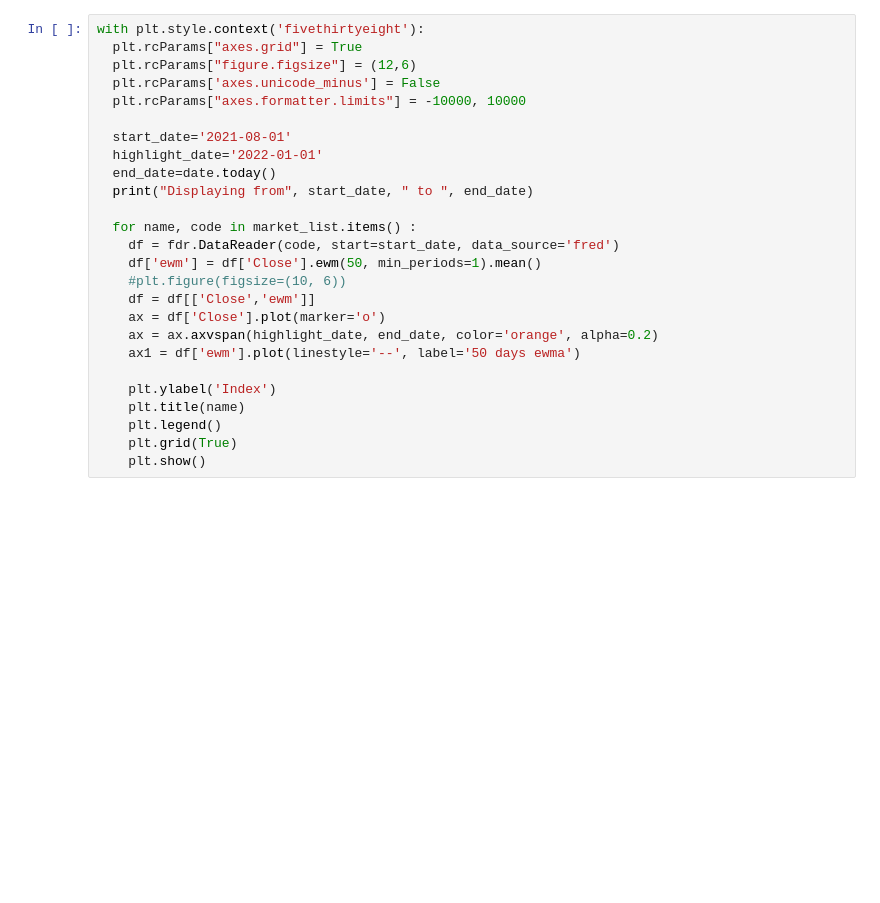
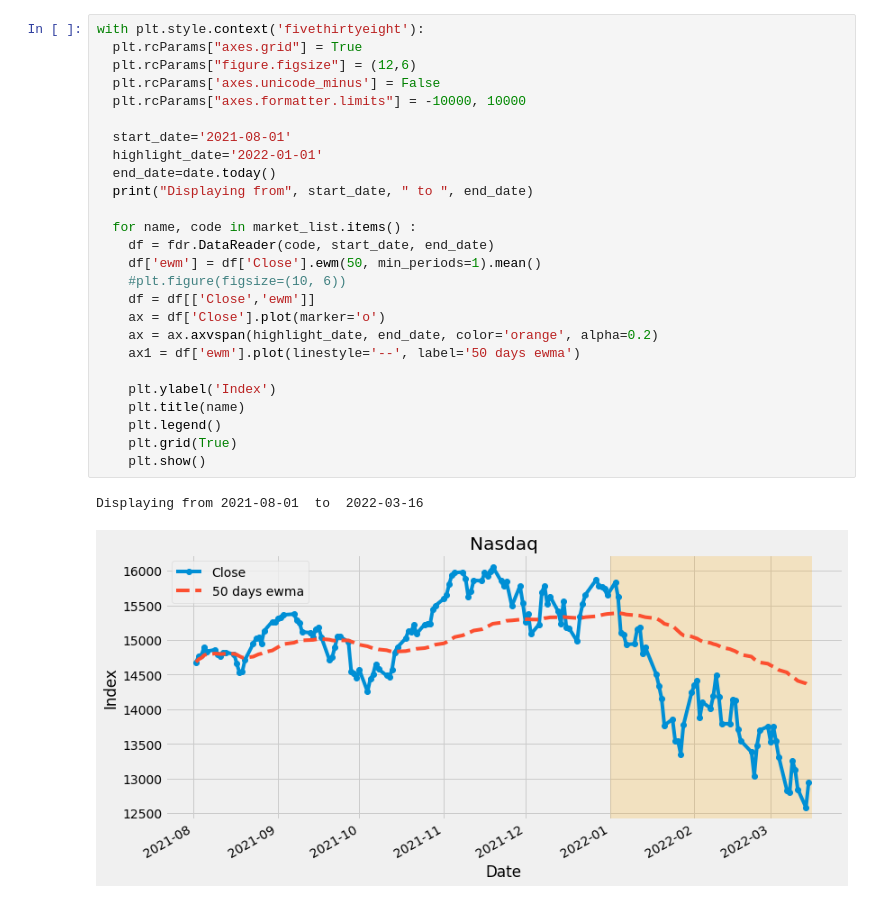
Before and after one commit to kimdesok/FinanceDataReader, a Jupyter notebook: MarketIndexTrends.ipynb, the cells around one changed output. Saved outputs shown, nothing was run; the diff lists cells and outputs as text; blank space fills up the shorter version.

```diff
--- a/MarketIndexTrends.ipynb
+++ b/MarketIndexTrends.ipynb
@@ -48,26 +59,29 @@ for name, code in market_list.items() :
 # %%
 with plt.style.context('fivethirtyeight'):
   plt.rcParams["axes.grid"] = True
   plt.rcParams["figure.figsize"] = (12,6)
   plt.rcParams['axes.unicode_minus'] = False
   plt.rcParams["axes.formatter.limits"] = -10000, 10000
 
   start_date='2021-08-01'
   highlight_date='2022-01-01'
   end_date=date.today()
   print("Displaying from", start_date, " to ", end_date)
 
   for name, code in market_list.items() :
-    df = fdr.DataReader(code, start=start_date, data_source='fred')
+    df = fdr.DataReader(code, start_date, end_date)
     df['ewm'] = df['Close'].ewm(50, min_periods=1).mean()
     #plt.figure(figsize=(10, 6))
     df = df[['Close','ewm']]
     ax = df['Close'].plot(marker='o')
     ax = ax.axvspan(highlight_date, end_date, color='orange', alpha=0.2)
     ax1 = df['ewm'].plot(linestyle='--', label='50 days ewma')
 
     plt.ylabel('Index')
     plt.title(name)
     plt.legend()
     plt.grid(True)
     plt.show()
+# %% [output]
+Displaying from 2021-08-01  to  2022-03-16
+[figure, added]
```
Also changed, not shown: parts of 4 cells of this notebook.
